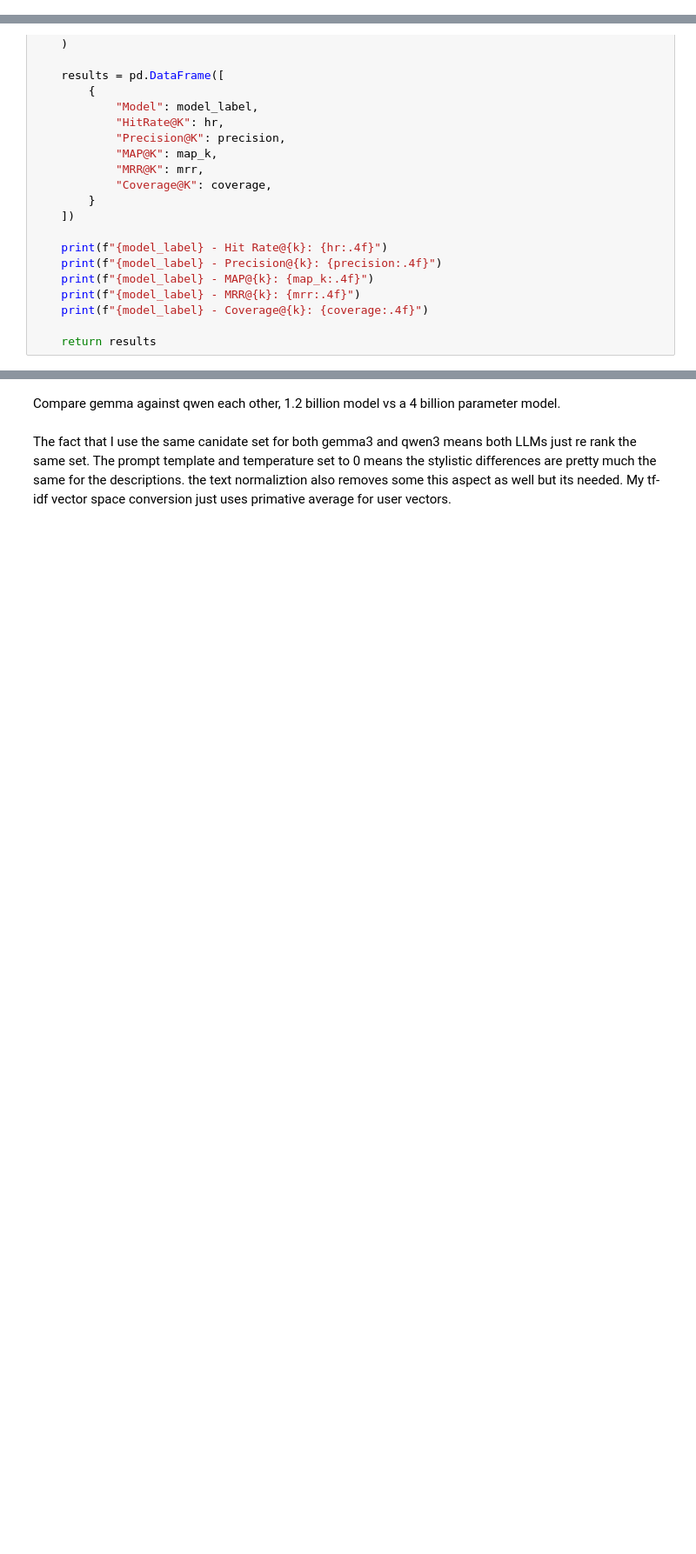
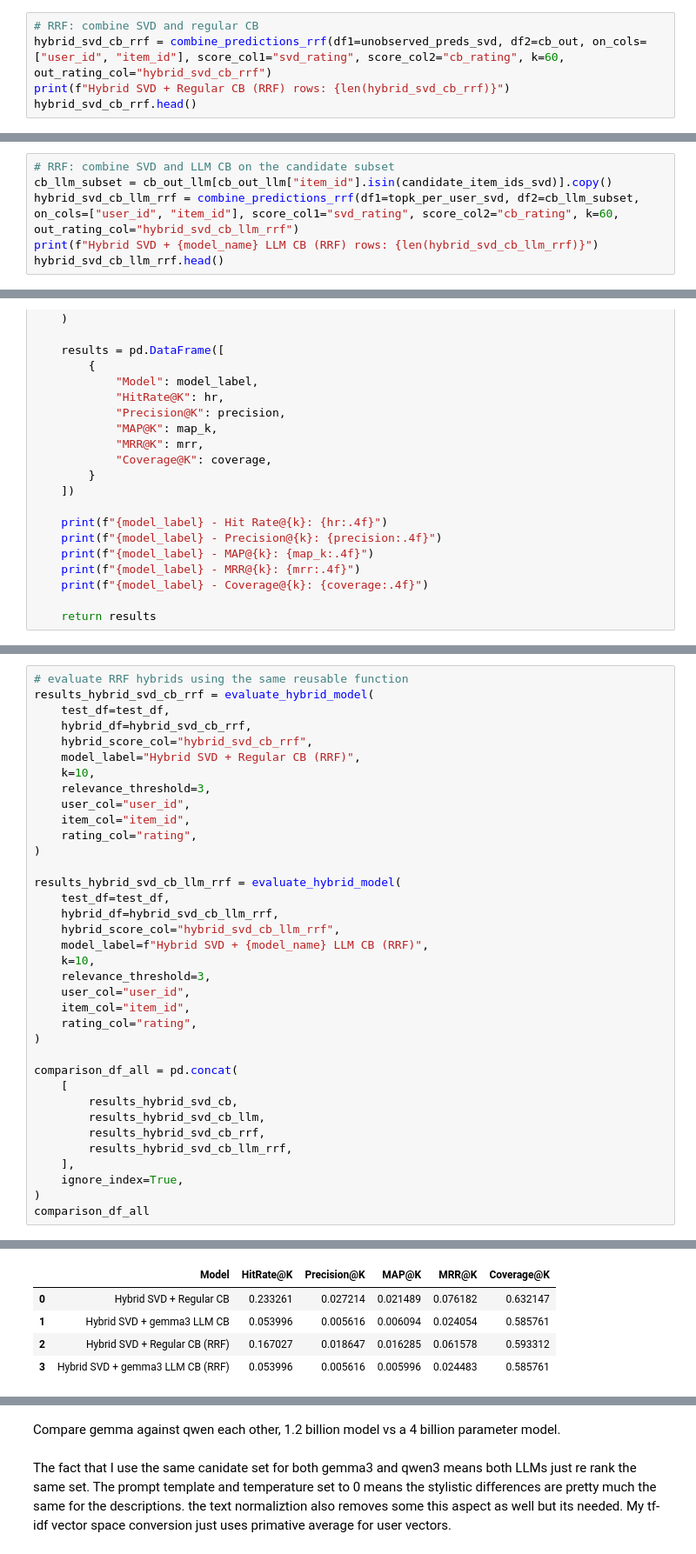
Before and after one commit to Armin-Irvije/Web-Recommender-Systems, a Jupyter notebook: week11.ipynb, the cells around one changed output, grey strips where cells are left out. Shown at 87% size. Cells and saved outputs as stored; diff of their text form; blank space fills up the shorter version.

```diff
--- a/week11.ipynb
+++ b/week11.ipynb
@@ -634,0 +672,5 @@ Hybrid SVD + qwen3:4b LLM CB rows: 13826
+# %%
+# RRF: combine SVD and regular CB
+hybrid_svd_cb_rrf = combine_predictions_rrf(df1=unobserved_preds_svd, df2=cb_out, on_cols=["user_id", "item_id"], score_col1="svd_rating", score_col2="cb_rating", k=60, out_rating_col="hybrid_svd_cb_rrf")
+print(f"Hybrid SVD + Regular CB (RRF) rows: {len(hybrid_svd_cb_rrf)}")
+hybrid_svd_cb_rrf.head()
@@ -634,0 +685,6 @@ Hybrid SVD + qwen3:4b LLM CB rows: 13826
+# %%
+# RRF: combine SVD and LLM CB on the candidate subset
+cb_llm_subset = cb_out_llm[cb_out_llm["item_id"].isin(candidate_item_ids_svd)].copy()
+hybrid_svd_cb_llm_rrf = combine_predictions_rrf(df1=topk_per_user_svd, df2=cb_llm_subset, on_cols=["user_id", "item_id"], score_col1="svd_rating", score_col2="cb_rating", k=60, out_rating_col="hybrid_svd_cb_llm_rrf")
+print(f"Hybrid SVD + {model_name} LLM CB (RRF) rows: {len(hybrid_svd_cb_llm_rrf)}")
+hybrid_svd_cb_llm_rrf.head()
@@ -756,0 +821,37 @@ Hybrid SVD + qwen3:4b LLM CB - Coverage@10: 0.5858
+# %%
+# evaluate RRF hybrids using the same reusable function
+results_hybrid_svd_cb_rrf = evaluate_hybrid_model(
+    test_df=test_df,
+    hybrid_df=hybrid_svd_cb_rrf,
+    hybrid_score_col="hybrid_svd_cb_rrf",
+    model_label="Hybrid SVD + Regular CB (RRF)",
+    k=10,
+    relevance_threshold=3,
+    user_col="user_id",
+    item_col="item_id",
+    rating_col="rating",
+)
+
+results_hybrid_svd_cb_llm_rrf = evaluate_hybrid_model(
+    test_df=test_df,
+    hybrid_df=hybrid_svd_cb_llm_rrf,
+    hybrid_score_col="hybrid_svd_cb_llm_rrf",
+    model_label=f"Hybrid SVD + {model_name} LLM CB (RRF)",
+    k=10,
+    relevance_threshold=3,
+    user_col="user_id",
+    item_col="item_id",
+    rating_col="rating",
+)
+
+comparison_df_all = pd.concat(
+    [
+        results_hybrid_svd_cb,
+        results_hybrid_svd_cb_llm,
+        results_hybrid_svd_cb_rrf,
+        results_hybrid_svd_cb_llm_rrf,
+    ],
+    ignore_index=True,
+)
+comparison_df_all
+# %% [output]
@@ -757 +868,6 @@ Hybrid SVD + qwen3:4b LLM CB - Coverage@10: 0.5858
+|  | Model | HitRate@K | Precision@K | MAP@K | MRR@K | Coverage@K |
+| 0 | Hybrid SVD + Regular CB | 0.233261 | 0.027214 | 0.021489 | 0.076182 | 0.632147 |
+| 1 | Hybrid SVD + gemma3 LLM CB | 0.053996 | 0.005616 | 0.006094 | 0.024054 | 0.585761 |
+| 2 | Hybrid SVD + Regular CB (RRF) | 0.167027 | 0.018647 | 0.016285 | 0.061578 | 0.593312 |
+| 3 | Hybrid SVD + gemma3 LLM CB (RRF) | 0.053996 | 0.005616 | 0.005996 | 0.024483 | 0.585761 |
 # %% [markdown]
```
Also changed, not shown: parts of 20 cells of this notebook, 2 other files.
